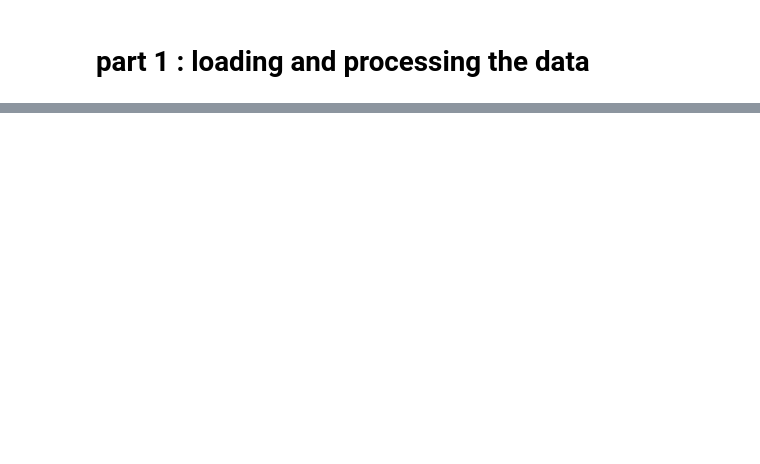
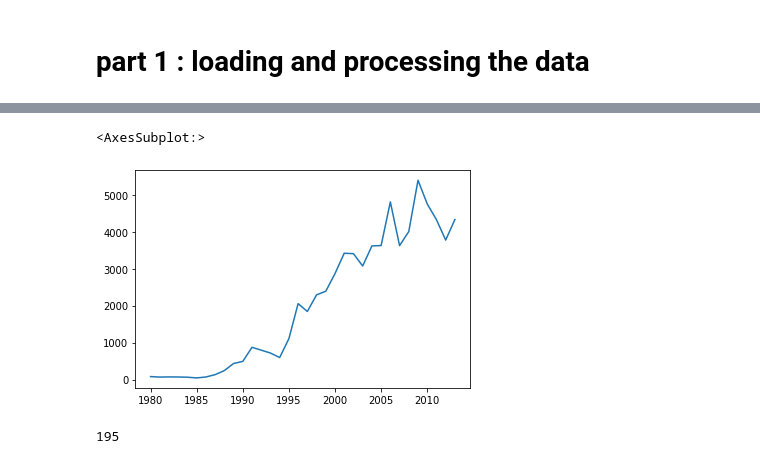
Before and after one commit to Ayush121096/Data-Analytics-2022, a Jupyter notebook: datascience/01 analysis.ipynb, the cells around one changed output, grey strips where cells are left out. Drawn from its saved outputs; the diff is of its cells as text; code cells hidden in the pictures; blank space fills up the shorter version.

```diff
--- a/datascience/01 analysis.ipynb
+++ b/datascience/01 analysis.ipynb
@@ -38,0 +283,9 @@ NameError: name 'years' is not defined
+# %%
+canada.loc['Algeria',years].T.plot()
+# %% [output]
+<AxesSubplot:>
+[figure, added]
+# %%
+len(country_list) # count of country in this excel sheet
+# %% [output]
+195
```
Also changed, not shown: parts of 48 cells of this notebook, 5 other files.
